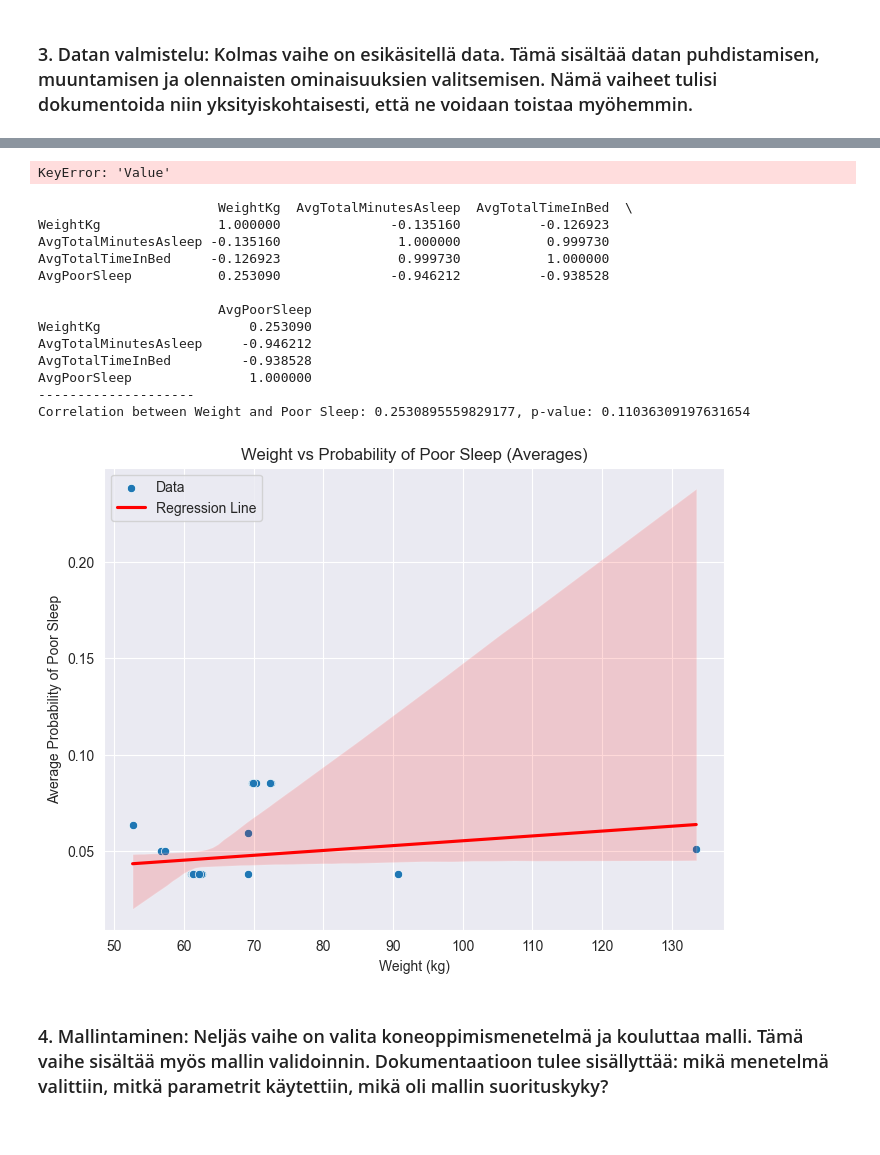
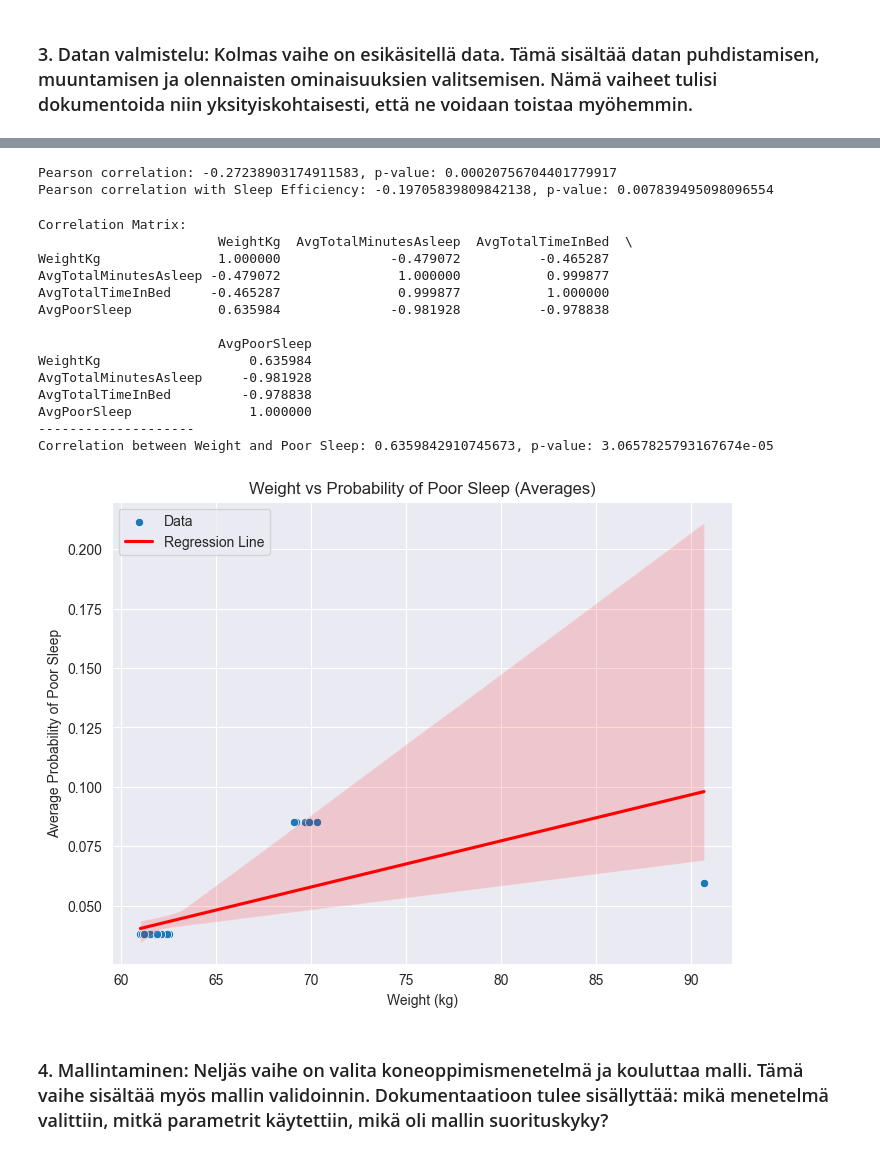
Before and after one commit to kismet85/dkkoAssignments, a Jupyter notebook: Projekti/Uni_ja_liikuntatottumukset.ipynb, the cells around one changed output, grey strips where cells are left out. Cells and saved outputs as stored; diff of their text form; code cells hidden in the pictures.

```diff
--- a/Projekti/Uni_ja_liikuntatottumukset.ipynb
+++ b/Projekti/Uni_ja_liikuntatottumukset.ipynb
@@ -198,3 +108,0 @@ merged_data.to_csv('archive/merged_daily_activity.csv', index=False)
-# %%
-weight_data['Date'] = pd.to_datetime(weight_data['Date'])
-weight_data.dtypes
@@ -404,16 +128,22 @@ plt.show()
 # %%
 
-# Step 5: Check for outliers using boxplots
+# Drop NaN values to avoid issues
+dailyData = dailyData.dropna(subset=['Calories', 'TotalMinutesAsleep', 'avg_heart_rate'])
+weight_data = weight_data.dropna(subset=['WeightKg'])
+
+# Ensure numeric data type
+dailyData['TotalMinutesAsleep'] = pd.to_numeric(dailyData['TotalMinutesAsleep'], errors='coerce')
+
 plt.figure(figsize=(12, 6))
 
 # Boxplot for Daily Activity Calories
 plt.subplot(2, 2, 1)
-sns.boxplot(x=daily_activity['Calories'], color='blue')
+sns.boxplot(x=dailyData['Calories'], color='blue')
 plt.title('Calories Boxplot - Daily Activity')
 
 # Boxplot for Sleep TotalMinutesAsleep
 plt.subplot(2, 2, 2)
-sns.boxplot(x=daily_sleep['TotalMinutesAsleep'], color='green')
+sns.boxplot(x=dailyData['TotalMinutesAsleep'], color='green')
 plt.title('Total Minutes Asleep Boxplot - Sleep Data')
 
 # Boxplot for Weight
@@ -423,7 +153,7 @@ plt.title('Weight Boxplot - Weight Data')
 
 # Boxplot for Heart Rate Value
 plt.subplot(2, 2, 4)
-sns.boxplot(x=heartrate_data['Value'], color='red')
+sns.boxplot(x=dailyData['avg_heart_rate'], color='red')
 plt.title('Heart Rate Value Boxplot - Heart Rate Data')
 
 plt.tight_layout()
@@ -568,34 +256,32 @@ plt.show()
 from scipy.stats import pearsonr
 
 # Pearson correlation test between Heart Rate and TotalMinutesAsleep
-corr_value, p_value = pearsonr(merged_data['Value'], merged_data['TotalMinutesAsleep'])
+corr_value, p_value = pearsonr(dailyData['avg_heart_rate'], dailyData['TotalMinutesAsleep'])
 print(f"Pearson correlation: {corr_value}, p-value: {p_value}")
 
 # Pearson correlation test between Heart Rate and Sleep Efficiency
-corr_efficiency, p_value_efficiency = pearsonr(merged_data['Value'], merged_data['SleepEfficiency'])
+corr_efficiency, p_value_efficiency = pearsonr(dailyData['avg_heart_rate'], dailyData['SleepLevel_2'])
 print(f"Pearson correlation with Sleep Efficiency: {corr_efficiency}, p-value: {p_value_efficiency}")
 # %% [output]
-KeyError: 'Value'
+Pearson correlation: -0.27238903174911583, p-value: 0.00020756704401779917
+Pearson correlation with Sleep Efficiency: -0.19705839809842138, p-value: 0.007839495098096554
 # %%
+from sklearn.preprocessing import StandardScaler
+from scipy.stats import pearsonr
 import pandas as pd
-from sklearn.preprocessing import StandardScaler
-from sklearn.linear_model import LogisticRegression
-from scipy.stats import pearsonr
+import seaborn as sns
 import matplotlib.pyplot as plt
-import seaborn as sns
-
-# Assuming weight_data and daily_sleep are pandas DataFrames already loaded
 
 # Convert 'SleepDay' and 'Date' to datetime for proper date comparison
-daily_sleep['SleepDay'] = pd.to_datetime(daily_sleep['SleepDay'])
+dailyData['ActivityDate'] = pd.to_datetime(dailyData['ActivityDate'])
 weight_data['Date'] = pd.to_datetime(weight_data['Date'])
 
 # Recalculate PoorSleep based on the SleepLevel percentages
 # PoorSleep = (Restless Sleep + Awake Sleep)
-daily_sleep['PoorSleep'] = daily_sleep['SleepLevel_2'] + daily_sleep['SleepLevel_3']
+dailyData['PoorSleep'] = dailyData['SleepLevel_2'] + dailyData['SleepLevel_3']
 
 # Aggregate daily sleep data by Id (average TotalMinutesAsleep, TotalTimeInBed, PoorSleep)
-agg_sleep_data = daily_sleep.groupby('Id').agg(
+agg_sleep_data = dailyData.groupby('Id').agg(
     AvgTotalMinutesAsleep=('TotalMinutesAsleep', 'mean'),
     AvgTotalTimeInBed=('TotalTimeInBed', 'mean'),
     AvgPoorSleep=('PoorSleep', 'mean')
@@ -604,51 +290,47 @@ agg_sleep_data = daily_sleep.groupby('Id').agg(
 # Merge the aggregated sleep data with the weight data
 merged_data = pd.merge(agg_sleep_data, weight_data[['Id', 'WeightKg']], on='Id')
 
-# Standardize the Weight and Sleep data (excluding 'Id')
-scaler = StandardScaler()
-merged_data[['WeightKg', 'AvgTotalMinutesAsleep', 'AvgTotalTimeInBed']] = scaler.fit_transform(
-    merged_data[['WeightKg', 'AvgTotalMinutesAsleep', 'AvgTotalTimeInBed']]
-)
-
 # Perform correlation analysis
 correlation_matrix = merged_data[['WeightKg', 'AvgTotalMinutesAsleep', 'AvgTotalTimeInBed', 'AvgPoorSleep']].corr()
 
 # Output the correlation matrix
+print("Correlation Matrix:")
 print(correlation_matrix)
 print('--------------------')
 
 # Pearson correlation between 'WeightKg' and 'AvgPoorSleep'
 correlation, p_value = pearsonr(merged_data['WeightKg'], merged_data['AvgPoorSleep'])
 print(f"Correlation between Weight and Poor Sleep: {correlation}, p-value: {p_value}")
 
-# Plotting
-
-merged_data['OriginalWeight'] = weight_data['WeightKg']
+# Plotting the relationship between Weight and Poor Sleep
+# Ensure the merged_data contains the correct weight information
+merged_data['OriginalWeight'] = merged_data['WeightKg']
 
 plt.figure(figsize=(8, 6))
 sns.scatterplot(x=merged_data['OriginalWeight'], y=merged_data['AvgPoorSleep'], alpha=1, label="Data")
 sns.regplot(x=merged_data['OriginalWeight'], y=merged_data['AvgPoorSleep'], scatter=False, color='red', label="Regression Line")
 
 plt.title('Weight vs Probability of Poor Sleep (Averages)')
 plt.xlabel('Weight (kg)')
 plt.ylabel('Average Probability of Poor Sleep')
 plt.legend()
 plt.show()
 # %% [output]
+Correlation Matrix:
                        WeightKg  AvgTotalMinutesAsleep  AvgTotalTimeInBed  \
-WeightKg               1.000000              -0.135160          -0.126923
-AvgTotalMinutesAsleep -0.135160               1.000000           0.999730
-AvgTotalTimeInBed     -0.126923               0.999730           1.000000
-AvgPoorSleep           0.253090              -0.946212          -0.938528
+WeightKg               1.000000              -0.479072          -0.465287
+AvgTotalMinutesAsleep -0.479072               1.000000           0.999877
+AvgTotalTimeInBed     -0.465287               0.999877           1.000000
+AvgPoorSleep           0.635984              -0.981928          -0.978838
 
                        AvgPoorSleep
-WeightKg                   0.253090
-AvgTotalMinutesAsleep     -0.946212
-AvgTotalTimeInBed         -0.938528
+WeightKg                   0.635984
+AvgTotalMinutesAsleep     -0.981928
+AvgTotalTimeInBed         -0.978838
 AvgPoorSleep               1.000000
 --------------------
-Correlation between Weight and Poor Sleep: 0.2530895559829177, p-value: 0.11036309197631654
+Correlation between Weight and Poor Sleep: 0.6359842910745673, p-value: 3.0657825793167674e-05
-[figure, old version]
+[figure, new version]
 # %% [markdown]
 ### 4. Mallintaminen: Neljäs vaihe on valita koneoppimismenetelmä ja kouluttaa malli. Tämä vaihe sisältää myös mallin validoinnin. Dokumentaatioon tulee sisällyttää: mikä menetelmä valittiin, mitkä parametrit käytettiin, mikä oli mallin suorituskyky?
 # %% [markdown]
```
Also changed, not shown: parts of 41 cells of this notebook, 9 other files.
